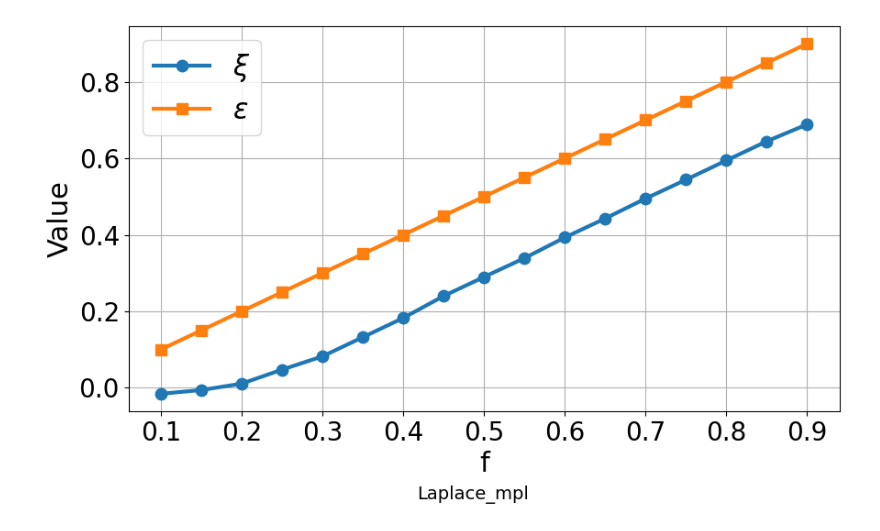
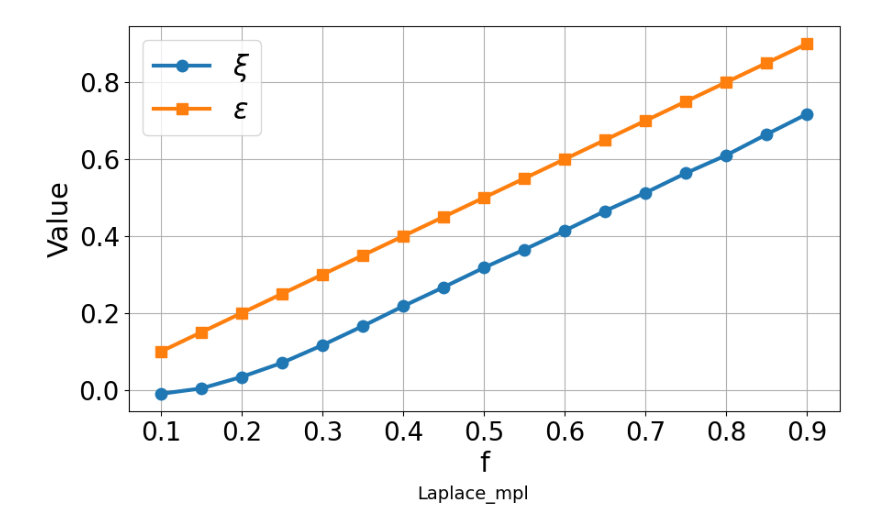
Before and after one commit to Seriousss/MPL, a Jupyter notebook: code/laplace_mpl.ipynb, the cells around one changed output. Saved outputs shown, nothing was run; the diff lists cells and outputs as text; code cells hidden in the pictures.

```diff
--- a/code/laplace_mpl.ipynb
+++ b/code/laplace_mpl.ipynb
@@ -124,8 +124,8 @@ def MPL(epsilon):
 C = np.array([0, 2])
 glob = C[1] - C[0]
 C_discr = np.linspace(C[0], C[1], num=21)
-n = 9000
-N = 18000
+n = 20000
+N = 50000
 delta = 0.001
 tune = 0.15
 alpha = 0.05
@@ -143,31 +143,31 @@ for i, f in enumerate(f_values):
     epslion_star[i] = f
     epsilon[i] = hyp_inverse(f)
     A = Parallel(n_jobs=7)(delayed(MPL)(epsilon[i]) for _ in range(reps))
     final_array = np.array(A)
     xi_hat[i] = sum(final_array) / len(final_array)
 
 plt.figure(figsize=(10, 6))
 plt.subplots_adjust(bottom=0.18)
 
 # print the first line
 plt.plot(f_values, xi_hat, marker='o', markersize=9,linewidth=3,label=r'$\xi$')
 
 # print the second line
 plt.plot(f_values, epslion_star, marker='s',markersize=9, linewidth=3,label=r'$\epsilon$')
 
 
 
 
 plt.xlabel('f', fontsize=22)
 plt.ylabel('Value', fontsize=22)
 plt.xticks(fontsize=20)
 plt.yticks(fontsize=20)
 plt.legend(fontsize=22)
 plt.grid(True)
 
 # gcf: Get Current Figure
 fig=plt.gcf()
 fig.text(0.5, 0.02, 'Laplace_mpl', ha='center', fontsize=14)
 fig.savefig('laplace.svg',format='svg')
 # %% [output]
-[figure, old version]
+[figure, new version]
```
